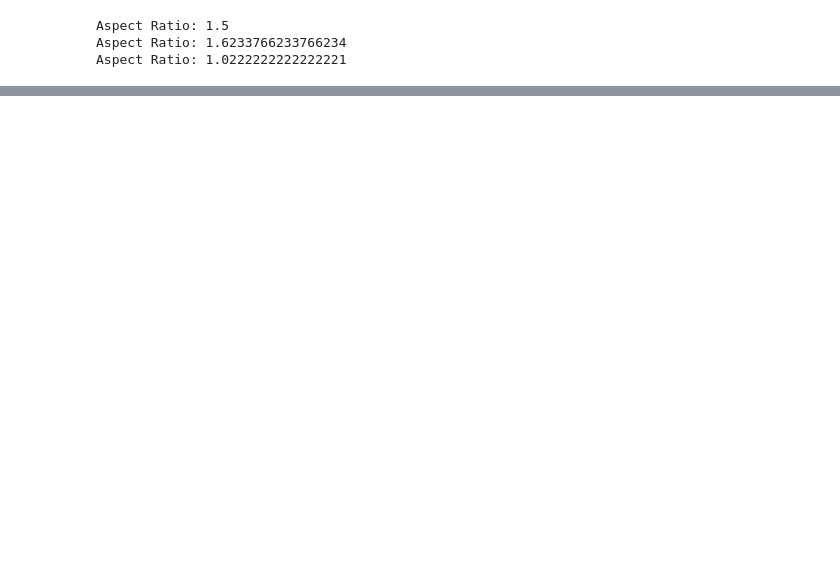
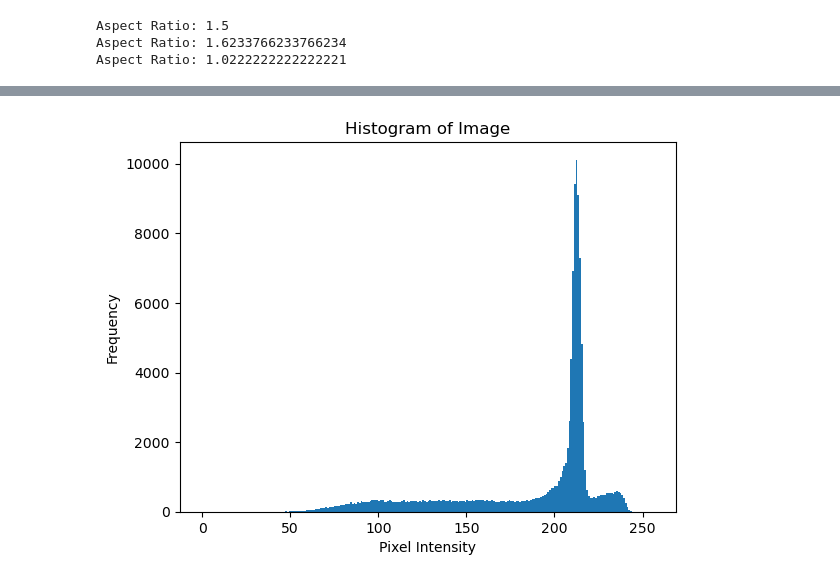
Before and after one commit to AnitaRostami/OpenCVExplorer, a Jupyter notebook: OpenCV.ipynb, the cells around one changed output, grey strips where cells are left out. Cells and saved outputs as stored; diff of their text form; code cells hidden in the pictures; blank space fills up the shorter version.

```diff
--- a/OpenCV.ipynb
+++ b/OpenCV.ipynb
@@ -1393,0 +1475,18 @@ Aspect Ratio: 1.0222222222222221
+# %%
+img = cv2.imread('orange2.jpg', 0)
+
+img = cv2.resize(img, (400, 300))
+
+# Plot histogram
+plt.hist(img.ravel(), bins=256, range=(0, 256))
+
+plt.xlabel('Pixel Intensity')
+plt.ylabel('Frequency')
+plt.title('Histogram of Image')
+plt.show()
+
+# Wait for keypress and close windows
+cv2.waitKey(0)
+cv2.destroyAllWindows()
+# %% [output]
+[figure, added]
```
Also changed, not shown: parts of 8 cells of this notebook, 2 other files.
